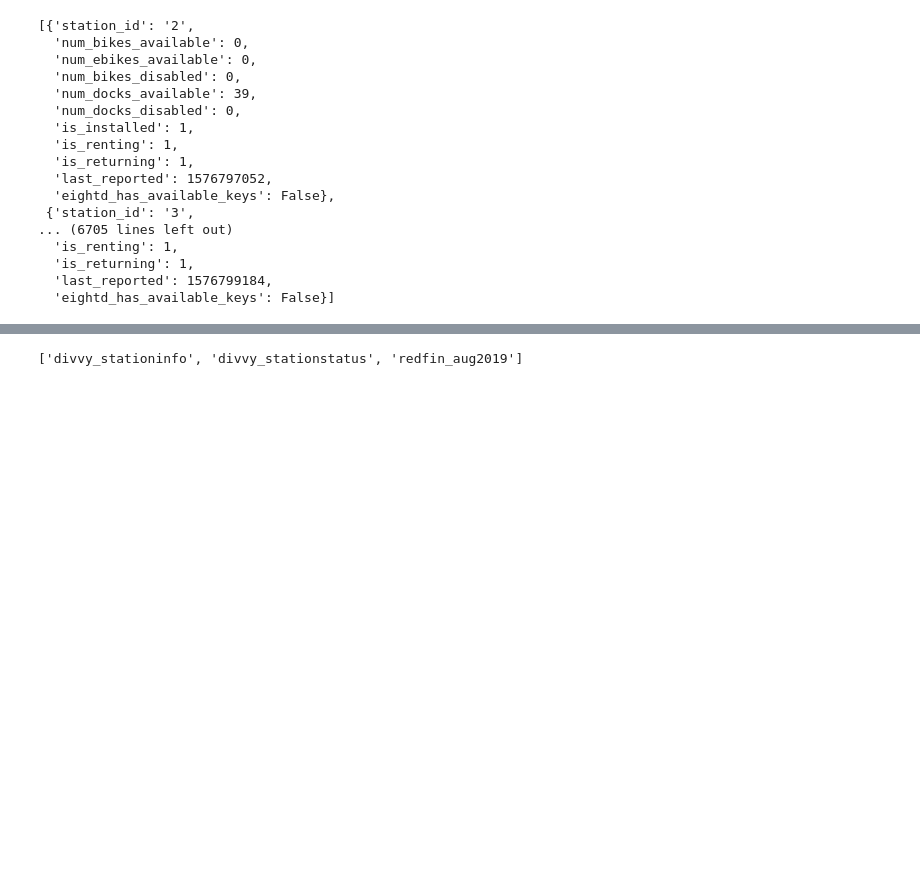
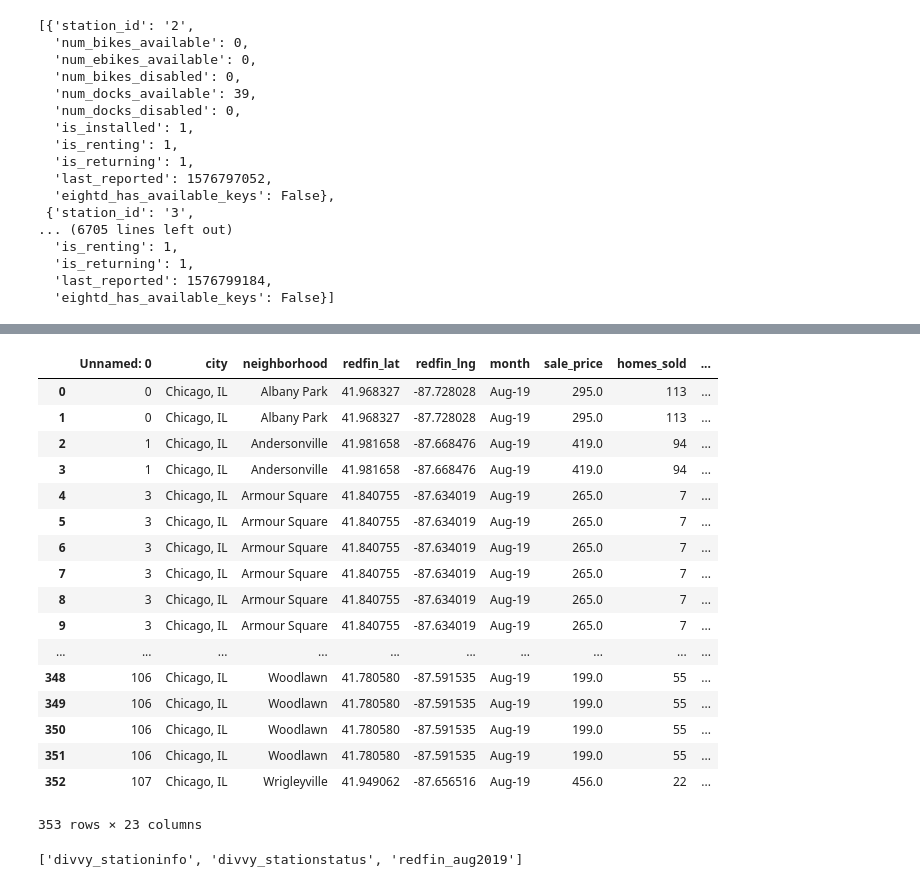
Before and after one commit to Fab-4-inc/Project-2, a Jupyter notebook: Project2Database_CMathis.ipynb, the cells around one changed output, grey strips where cells are left out. Saved outputs shown, nothing was run; the diff lists cells and outputs as text; code cells hidden in the pictures; blank space fills up the shorter version.

```diff
--- a/Project2Database_CMathis.ipynb
+++ b/Project2Database_CMathis.ipynb
@@ -88,0 +49,3 @@ clean_divvy_stationinfo_df
+# %%
+divvy_stationinfo_df = pd.read_csv("Resources/divvy_neighborhood.csv")
+divvy_stationinfo_df.head()
@@ -112,3 +109,7 @@ redfin_df.head()
 database_path = "Project2.db" #whatever you type in here will be the name of the database
 engine = create_engine(f"sqlite:///{database_path}")
 conn = engine.connect()
+# %%
+divvy_merged_df = divvy_stationstatus_df.merge(divvy_stationinfo_df, how='inner', on='station_id')
+divvy_merged_df = divvy_merged_df.drop(["Unnamed: 0"], axis=1)
+divvy_merged_df.head(50)
@@ -115,3 +134,25 @@ conn = engine.connect()
+# %%
+redfin_divvy_merged_df = redfin_df.merge(divvy_merged_df, how='inner', on='neighborhood')
+redfin_divvy_merged_df
+# %% [output]
+|  | Unnamed: 0 | city | neighborhood | redfin_lat | redfin_lng | month | sale_price | homes_sold | ... |
+| 0 | 0 | Chicago, IL | Albany Park | 41.968327 | -87.728028 | Aug-19 | 295.0 | 113 | ... |
+| 1 | 0 | Chicago, IL | Albany Park | 41.968327 | -87.728028 | Aug-19 | 295.0 | 113 | ... |
+| 2 | 1 | Chicago, IL | Andersonville | 41.981658 | -87.668476 | Aug-19 | 419.0 | 94 | ... |
+| 3 | 1 | Chicago, IL | Andersonville | 41.981658 | -87.668476 | Aug-19 | 419.0 | 94 | ... |
+| 4 | 3 | Chicago, IL | Armour Square | 41.840755 | -87.634019 | Aug-19 | 265.0 | 7 | ... |
+| 5 | 3 | Chicago, IL | Armour Square | 41.840755 | -87.634019 | Aug-19 | 265.0 | 7 | ... |
+| 6 | 3 | Chicago, IL | Armour Square | 41.840755 | -87.634019 | Aug-19 | 265.0 | 7 | ... |
+| 7 | 3 | Chicago, IL | Armour Square | 41.840755 | -87.634019 | Aug-19 | 265.0 | 7 | ... |
+| 8 | 3 | Chicago, IL | Armour Square | 41.840755 | -87.634019 | Aug-19 | 265.0 | 7 | ... |
+| 9 | 3 | Chicago, IL | Armour Square | 41.840755 | -87.634019 | Aug-19 | 265.0 | 7 | ... |
+| ... | ... | ... | ... | ... | ... | ... | ... | ... | ... |
+| 348 | 106 | Chicago, IL | Woodlawn | 41.780580 | -87.591535 | Aug-19 | 199.0 | 55 | ... |
+| 349 | 106 | Chicago, IL | Woodlawn | 41.780580 | -87.591535 | Aug-19 | 199.0 | 55 | ... |
+| 350 | 106 | Chicago, IL | Woodlawn | 41.780580 | -87.591535 | Aug-19 | 199.0 | 55 | ... |
+| 351 | 106 | Chicago, IL | Woodlawn | 41.780580 | -87.591535 | Aug-19 | 199.0 | 55 | ... |
+| 352 | 107 | Chicago, IL | Wrigleyville | 41.949062 | -87.656516 | Aug-19 | 456.0 | 22 | ... |
+353 rows × 23 columns
 # %%
 inspector = inspect(engine)
 inspector.get_table_names() #nice we just created our own db and its empty as it should be!
```
Also changed, not shown: parts of 10 cells of this notebook, 2 other files.
